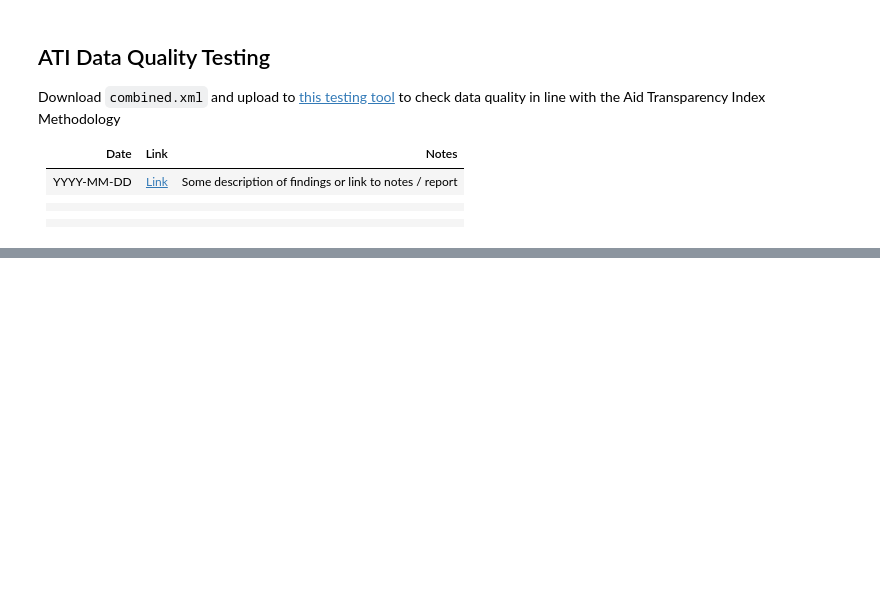
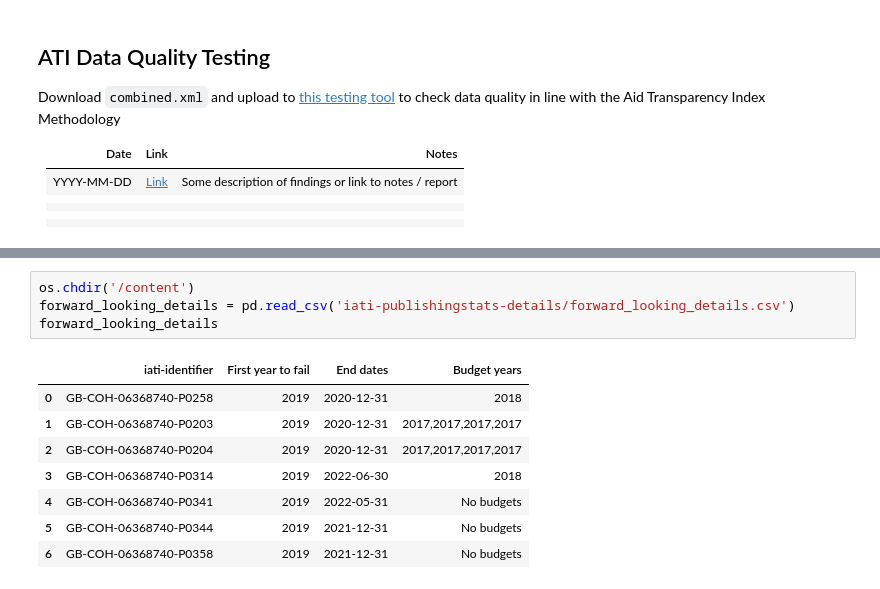
Before and after one commit to OpenDataServices/iati-traceability, a Jupyter notebook: colab/IATI_Publisher_Data_Getter.ipynb, the cells around one changed output, grey strips where cells are left out. Cells and saved outputs as stored; diff of their text form; blank space fills up the shorter version.

Commit message:
[#8] Add IATI Publishing Statistics forward looking details

```diff
--- a/colab/IATI_Publisher_Data_Getter.ipynb
+++ b/colab/IATI_Publisher_Data_Getter.ipynb
@@ -357,0 +392,13 @@ Download `combined.xml` and upload to [this testing tool](http://dataqualitytest
+# %%
+os.chdir('/content')
+forward_looking_details = pd.read_csv('iati-publishingstats-details/forward_looking_details.csv')
+forward_looking_details
+# %% [output]
+|  | iati-identifier | First year to fail | End dates | Budget years |
+| 0 | GB-COH-06368740-P0258 | 2019 | 2020-12-31 | 2018 |
+| 1 | GB-COH-06368740-P0203 | 2019 | 2020-12-31 | 2017,2017,2017,2017 |
+| 2 | GB-COH-06368740-P0204 | 2019 | 2020-12-31 | 2017,2017,2017,2017 |
+| 3 | GB-COH-06368740-P0314 | 2019 | 2022-06-30 | 2018 |
+| 4 | GB-COH-06368740-P0341 | 2019 | 2022-05-31 | No budgets |
+| 5 | GB-COH-06368740-P0344 | 2019 | 2021-12-31 | No budgets |
+| 6 | GB-COH-06368740-P0358 | 2019 | 2021-12-31 | No budgets |
```
Also changed, not shown: parts of 3 cells of this notebook.
